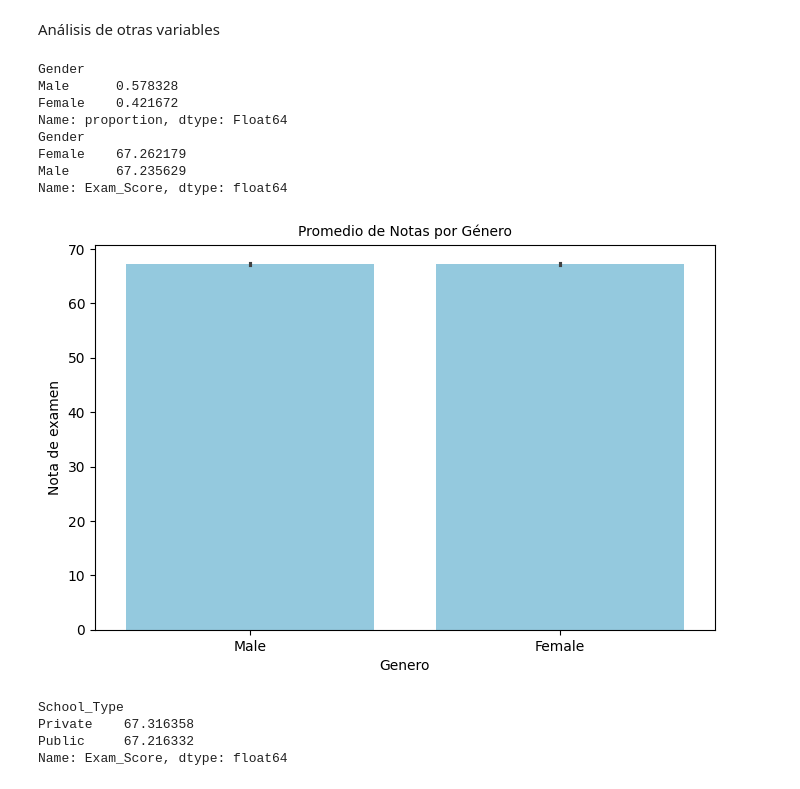
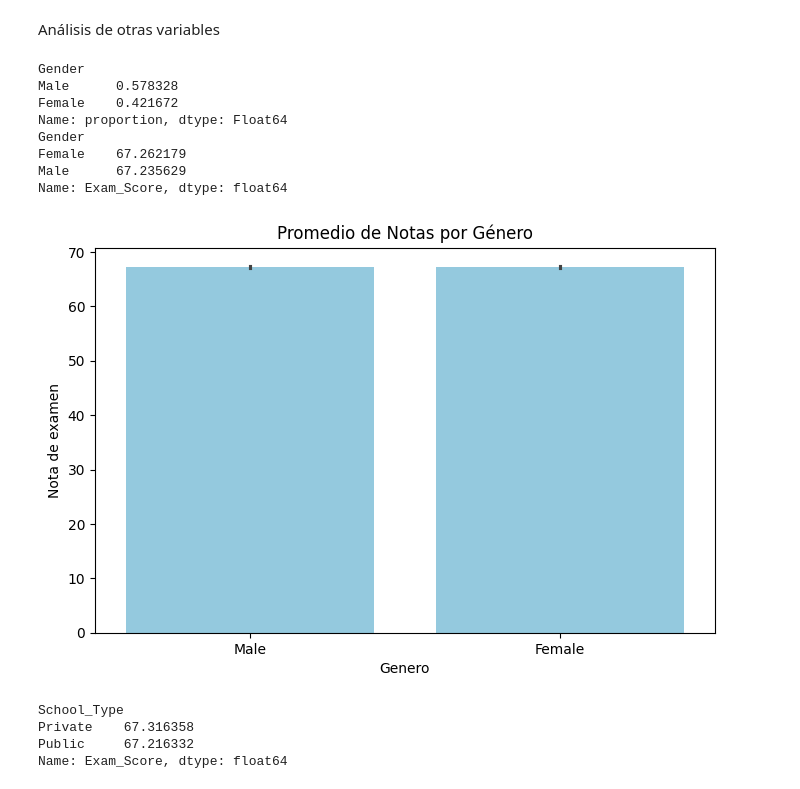
Before and after one commit to BertoniEliana/students_performance_factors, a Jupyter notebook: student_performance_factors.ipynb, the cells around one changed output. Drawn from its saved outputs; the diff is of its cells as text; code cells hidden in the pictures.

```diff
--- a/student_performance_factors.ipynb
+++ b/student_performance_factors.ipynb
@@ -459,22 +474,22 @@ Análisis de otras variables
 # %%
 print(student_df['Gender'].value_counts(normalize=True))
 print(student_df.groupby('Gender')['Exam_Score'].mean())
 plt.figure(figsize=(8, 5))
 sns.barplot(x='Gender', y='Exam_Score', data=student_df, color='skyblue')
-plt.title('Promedio de Notas por Género', size=10)
+plt.title('Promedio de Notas por Género',size=12)
 plt.ylabel('Nota de examen')
 plt.xlabel('Genero')
 plt.show()
 # %% [output]
 Gender
 Male      0.578328
 Female    0.421672
 Name: proportion, dtype: Float64
 Gender
 Female    67.262179
 Male      67.235629
 Name: Exam_Score, dtype: float64
-[figure, old version]
+[figure, new version]
 # %%
 student_df.groupby('School_Type')['Exam_Score'].mean()
 # %% [output]
```
Also changed, not shown: parts of 23 cells of this notebook, 2 other files.
